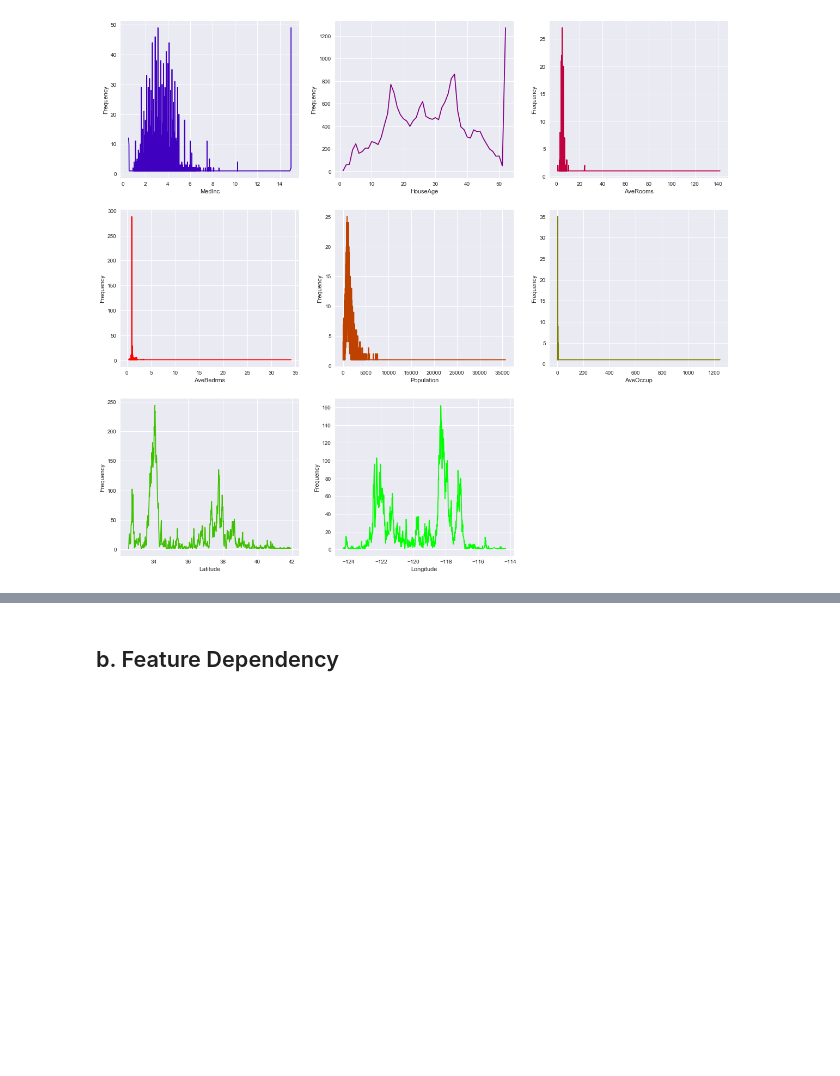
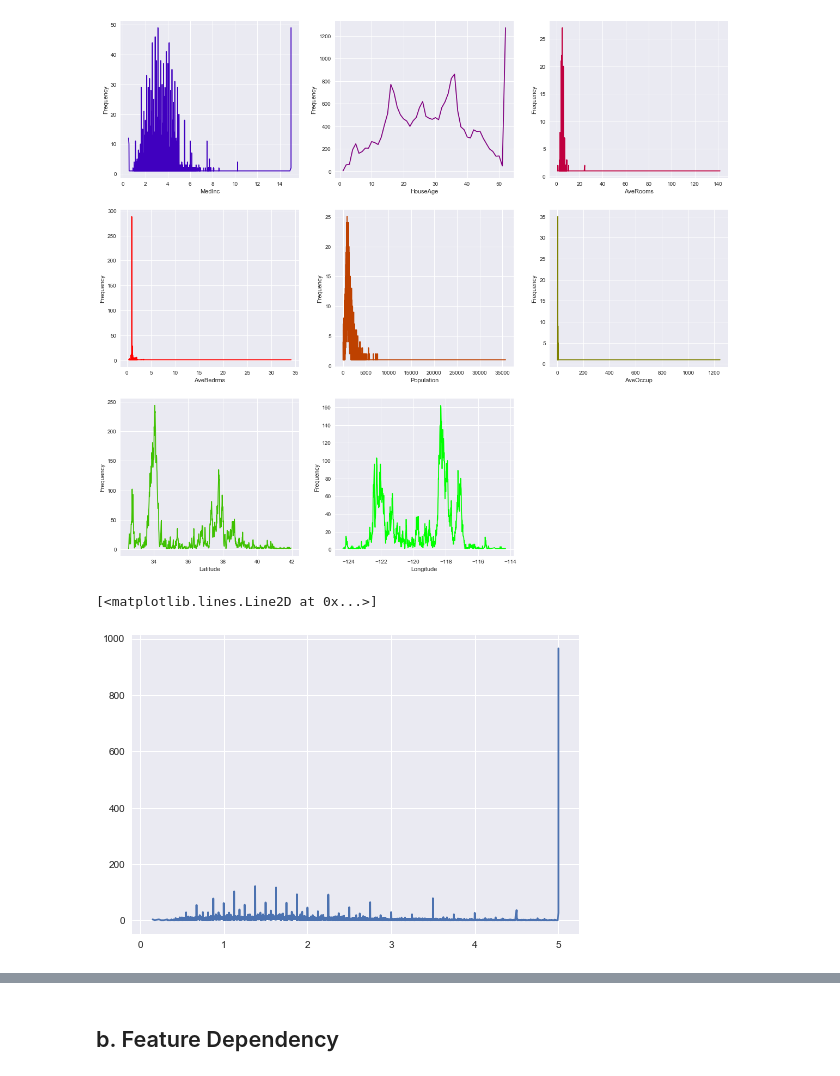
Before and after one commit to OSUScientificComputing464/project-two-colbertz2, a Jupyter notebook: part1.ipynb, the cells around one changed output, grey strips where cells are left out. Cells and saved outputs as stored; diff of their text form; code cells hidden in the pictures; blank space fills up the shorter version.

```diff
--- a/part1.ipynb
+++ b/part1.ipynb
@@ -75,3 +75,10 @@ for col in data['input'].columns:
     plt.ylabel("Frequency")
 # %% [output]
 [figure]
+# %%
+plt.figure(1)
+
+plt.plot(data['target'].value_counts().sort_index())
+# %% [output]
+[<matplotlib.lines.Line2D at 0x...>]
+[figure, added]
```
Also changed, not shown: parts of 1 cell of this notebook.
